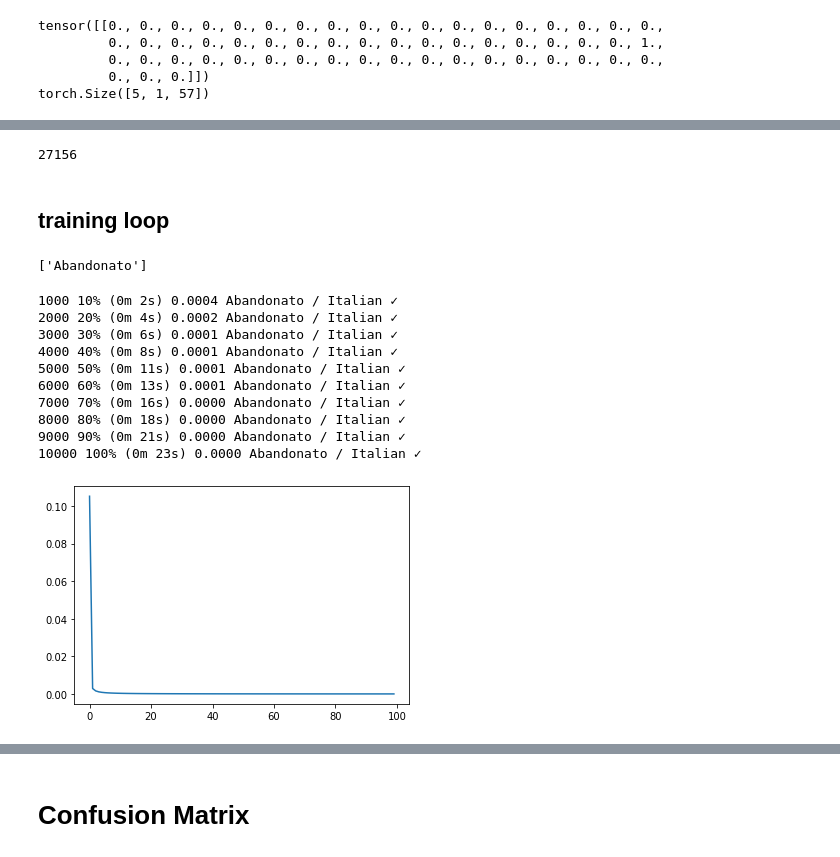
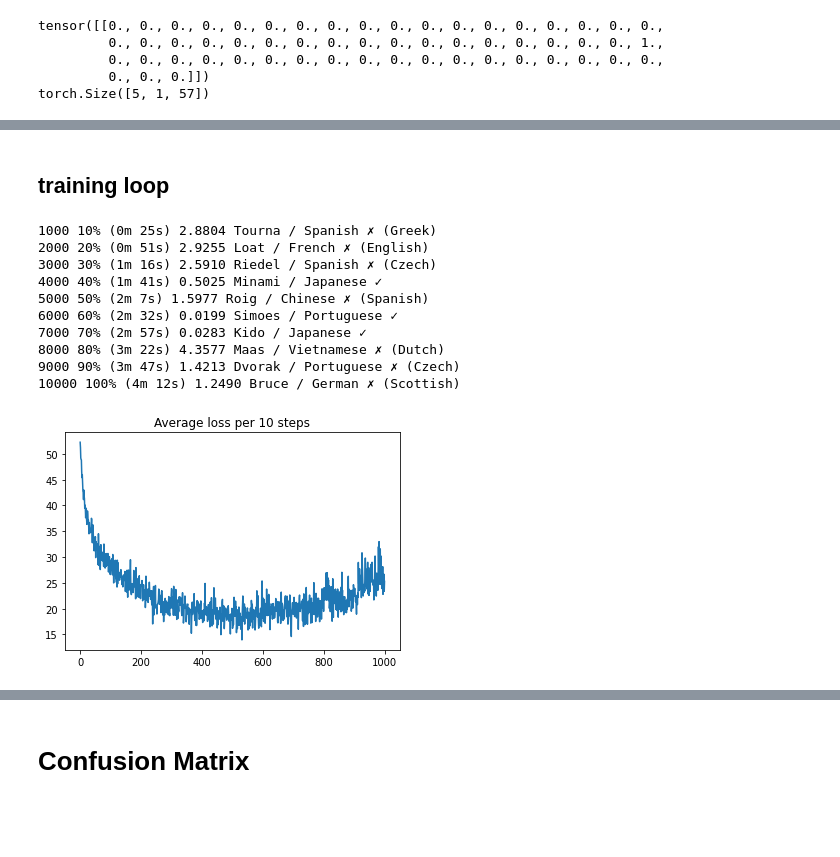
Before and after one commit to hans-elliott99/python-ml, a Jupyter notebook: tutorials/pytorch/rnn-pytorch-implem.ipynb, the cells around one changed output, grey strips where cells are left out. Drawn from its saved outputs; the diff is of its cells as text; code cells hidden in the pictures; blank space fills up the shorter version.

```diff
--- a/tutorials/pytorch/rnn-pytorch-implem.ipynb
+++ b/tutorials/pytorch/rnn-pytorch-implem.ipynb
@@ -231,7 +512,0 @@ torch.Size([1, 18])
-# %%
-params = 0
-for p in rnn0.parameters():
-    params += p.nelement()
-params * 1
-# %% [output]
-27156
@@ -271,46 +513,42 @@ def train_step(category_tensor, line_tensor, criterion, lr):
 # %% [markdown]
 ## training loop
-# %%
-category_lines['Italian'][:1]
-# %% [output]
-['Abandonato']
 # %%
-lr = 0.03
-
-n_iters = 10_000
-print_every = 1000
-plot_every = 100
-
-current_loss = 0
-all_losses = []
-
-
 def timeSince(since):
     now = time.time()
     s = now - since
     m = math.floor(s / 60)
     s -= m * 60
     return '%dm %ds' % (m, s)
+
+
+lr = 0.01
+n_iters = 10_000
+print_every = 1000
+plot_every = 10
+
+current_loss = 0
+all_losses = []
 # %%
-loss_fn = nn.NLLLoss()
-test_1_sample = True
+test_1_sample = False
 
 start = time.time()
 for iter in range(1, n_iters+1):
-    # Get a batch (a random training example)
-    category, line, category_tensor, line_tensor = randomTrainingExample()
-    if test_1_sample:
-        category, line = "Italian", "Abandonato"
-        line_tensor = lineToTensor(line)
-        category_tensor = torch.tensor([all_categories.index(category)], dtype=torch.long)
+    cat_permutation = random.sample(all_categories, len(all_categories))
+    for cat in cat_permutation: ##iterate through all possible categories and get one training ex for each
+        # Get a batch (a random training example)
+        category, line, category_tensor, line_tensor = randomTrainingExample(category=cat)
 
-    # Perforam a train step and record loss
-    output, loss = train_step(category_tensor, line_tensor, lr=lr, criterion=loss_fn)
-    current_loss += loss
+        if test_1_sample:
+            category, line, line_tensor = "Italian", "Abandonato", lineToTensor("Abandonato")
+            category_tensor = torch.tensor([all_categories.index(category)], dtype=torch.long)
+
+        # Perforam a train step and record loss
+        logits, loss = rnn.train_step(category_tensor, line_tensor, lr=lr)
+        current_loss += loss
 
     # print updates
     if (iter % print_every) == 0:
-        guess, guess_i = categoryFromOutput(output)
+        guess, guess_i = categoryFromOutput(logits)
         correct = '✓' if guess == category else '✗ (%s)' % category
         print('%d %d%% (%s) %.4f %s / %s %s' % (iter, iter / n_iters * 100, timeSince(start), loss, line, guess, correct))
 
@@ -319,18 +557,19 @@ for iter in range(1, n_iters+1):
         all_losses.append(current_loss / plot_every)
         current_loss = 0
 # %% [output]
-1000 10% (0m 2s) 0.0004 Abandonato / Italian ✓
-2000 20% (0m 4s) 0.0002 Abandonato / Italian ✓
-3000 30% (0m 6s) 0.0001 Abandonato / Italian ✓
-4000 40% (0m 8s) 0.0001 Abandonato / Italian ✓
-5000 50% (0m 11s) 0.0001 Abandonato / Italian ✓
-6000 60% (0m 13s) 0.0001 Abandonato / Italian ✓
-7000 70% (0m 16s) 0.0000 Abandonato / Italian ✓
-8000 80% (0m 18s) 0.0000 Abandonato / Italian ✓
-9000 90% (0m 21s) 0.0000 Abandonato / Italian ✓
-10000 100% (0m 23s) 0.0000 Abandonato / Italian ✓
+1000 10% (0m 25s) 2.8804 Tourna / Spanish ✗ (Greek)
+2000 20% (0m 51s) 2.9255 Loat / French ✗ (English)
+3000 30% (1m 16s) 2.5910 Riedel / Spanish ✗ (Czech)
+4000 40% (1m 41s) 0.5025 Minami / Japanese ✓
+5000 50% (2m 7s) 1.5977 Roig / Chinese ✗ (Spanish)
+6000 60% (2m 32s) 0.0199 Simoes / Portuguese ✓
+7000 70% (2m 57s) 0.0283 Kido / Japanese ✓
+8000 80% (3m 22s) 4.3577 Maas / Vietnamese ✗ (Dutch)
+9000 90% (3m 47s) 1.4213 Dvorak / Portuguese ✗ (Czech)
+10000 100% (4m 12s) 1.2490 Bruce / German ✗ (Scottish)
 # %%
 plt.plot(all_losses)
+plt.title(f"Average loss per {plot_every} steps")
 plt.show()
 # %% [output]
-[figure, old version]
+[figure, new version]
```
Also changed, not shown: parts of 29 cells of this notebook, 1 other file.
